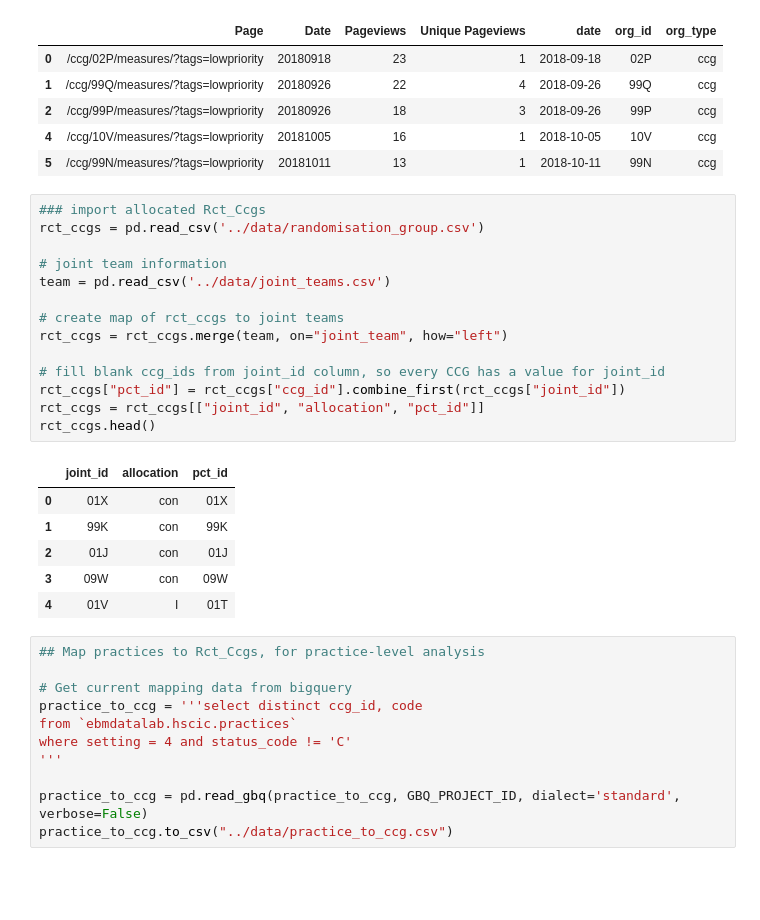
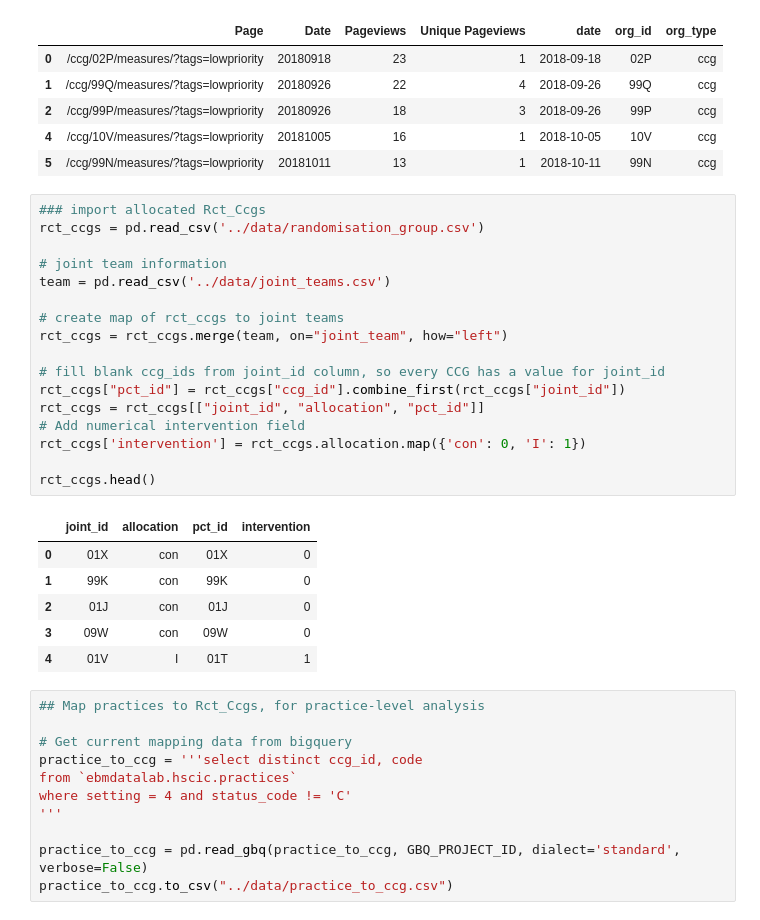
Before and after one commit to ebmdatalab/low-priority-CCG-visit-RCT, a Jupyter notebook: outcomes/Page Views and links analysis for LPP RCT.ipynb, the cells around one changed output. Saved outputs shown, nothing was run; the diff lists cells and outputs as text; blank space fills up the shorter version.

```diff
--- a/outcomes/Page Views and links analysis for LPP RCT.ipynb
+++ b/outcomes/Page Views and links analysis for LPP RCT.ipynb
@@ -111,24 +109,27 @@ all_stats.head()
 # %%
 ### import allocated Rct_Ccgs
 rct_ccgs = pd.read_csv('../data/randomisation_group.csv')
 
 # joint team information
 team = pd.read_csv('../data/joint_teams.csv')
 
 # create map of rct_ccgs to joint teams
 rct_ccgs = rct_ccgs.merge(team, on="joint_team", how="left")
 
 # fill blank ccg_ids from joint_id column, so every CCG has a value for joint_id
 rct_ccgs["pct_id"] = rct_ccgs["ccg_id"].combine_first(rct_ccgs["joint_id"])
 rct_ccgs = rct_ccgs[["joint_id", "allocation", "pct_id"]]
+# Add numerical intervention field
+rct_ccgs['intervention'] = rct_ccgs.allocation.map({'con': 0, 'I': 1})
+
 rct_ccgs.head()
 # %% [output]
-|  | joint_id | allocation | pct_id |
-| 0 | 01X | con | 01X |
-| 1 | 99K | con | 99K |
-| 2 | 01J | con | 01J |
-| 3 | 09W | con | 09W |
-| 4 | 01V | I | 01T |
+|  | joint_id | allocation | pct_id | intervention |
+| 0 | 01X | con | 01X | 0 |
+| 1 | 99K | con | 99K | 0 |
+| 2 | 01J | con | 01J | 0 |
+| 3 | 09W | con | 09W | 0 |
+| 4 | 01V | I | 01T | 1 |
 # %%
 ## Map practices to Rct_Ccgs, for practice-level analysis
 
```
Also changed, not shown: parts of 47 cells of this notebook, 2 other files.
